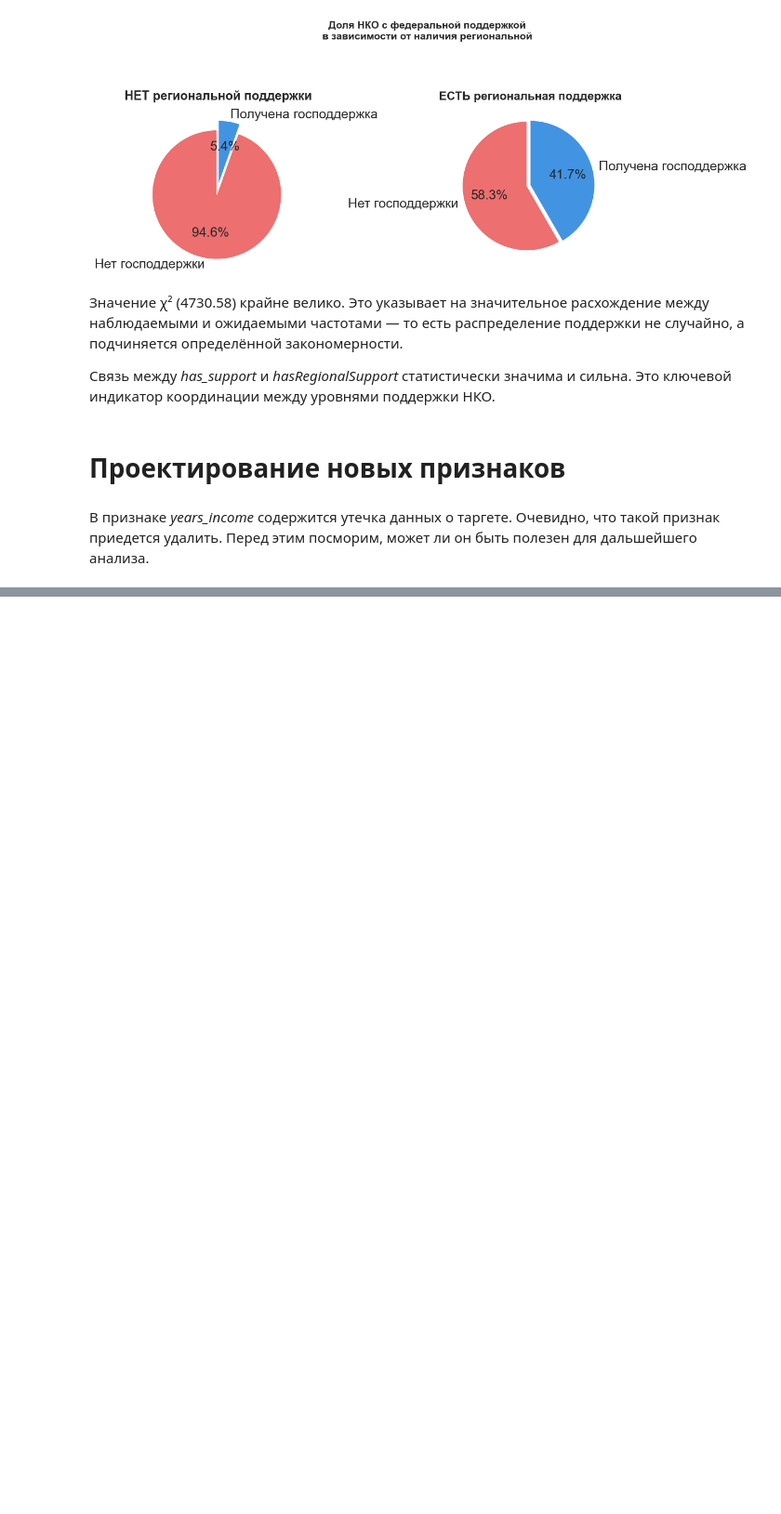
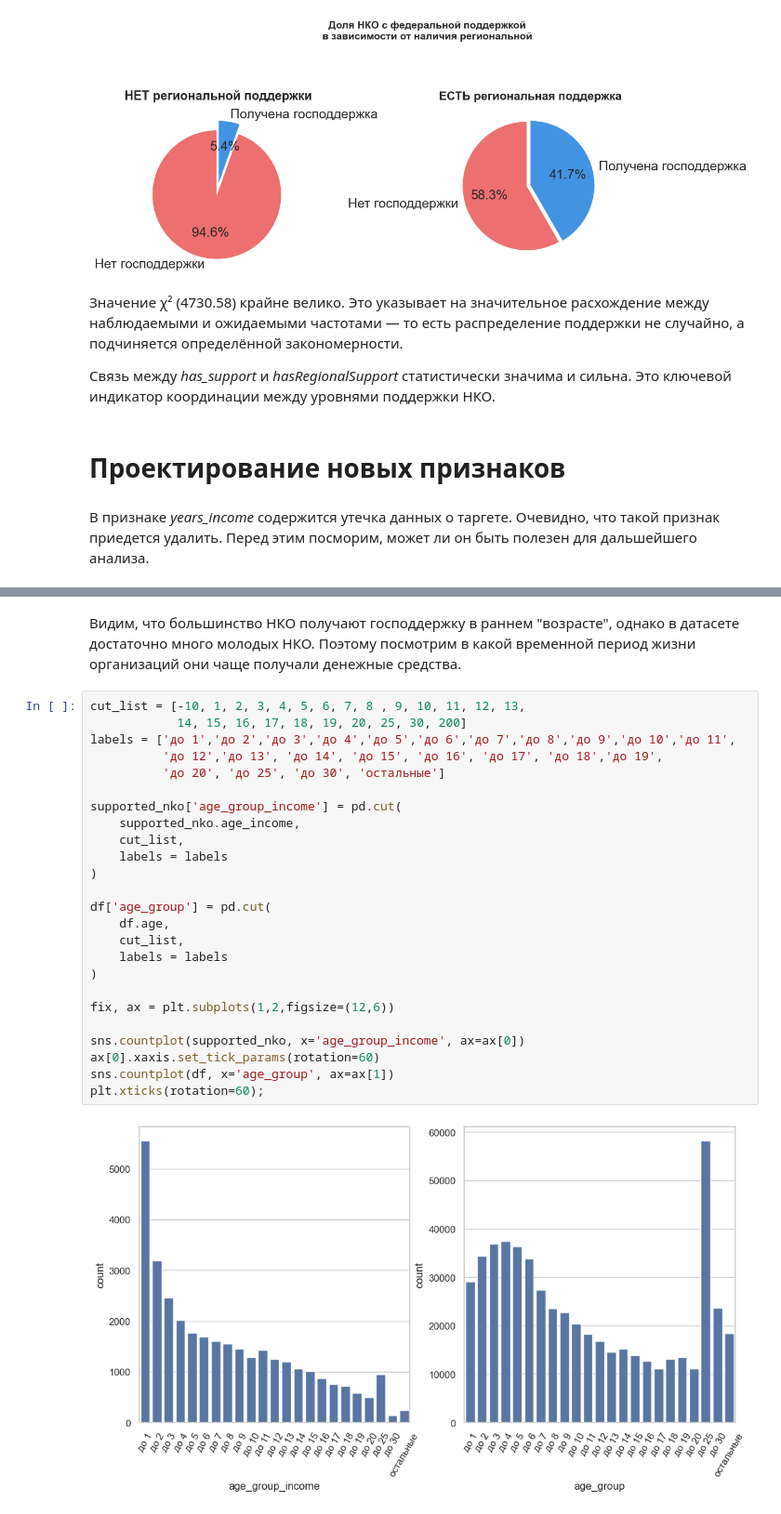
Before and after one commit to romash23/nko_prediction, a Jupyter notebook: EDA.ipynb, the cells around one changed output, grey strips where cells are left out. Shown at 93% size. Drawn from its saved outputs; the diff is of its cells as text; blank space fills up the shorter version.

```diff
--- a/EDA.ipynb
+++ b/EDA.ipynb
@@ -1156,0 +1029,29 @@ i=2013, j=2018, value=7.259
+# %% [markdown]
+Видим, что большинство НКО получают господдержку в раннем "возрасте", однако в датасете достаточно много молодых НКО. Поэтому посмотрим в какой временной период жизни организаций они чаще получали денежные средства.
+# %%
+cut_list = [-10, 1, 2, 3, 4, 5, 6, 7, 8 , 9, 10, 11, 12, 13,
+            14, 15, 16, 17, 18, 19, 20, 25, 30, 200]
+labels = ['до 1','до 2','до 3','до 4','до 5','до 6','до 7','до 8','до 9','до 10','до 11',
+          'до 12','до 13', 'до 14', 'до 15', 'до 16', 'до 17', 'до 18','до 19',
+          'до 20', 'до 25', 'до 30', 'остальные']
+
+supported_nko['age_group_income'] = pd.cut(
+    supported_nko.age_income,
+    cut_list,
+    labels = labels
+)
+
+df['age_group'] = pd.cut(
+    df.age,
+    cut_list,
+    labels = labels
+)
+
+fix, ax = plt.subplots(1,2,figsize=(12,6))
+
+sns.countplot(supported_nko, x='age_group_income', ax=ax[0])
+ax[0].xaxis.set_tick_params(rotation=60)
+sns.countplot(df, x='age_group', ax=ax[1])
+plt.xticks(rotation=60);
+# %% [output]
+[figure, added]
```
Also changed, not shown: parts of 22 cells of this notebook, 1 other file.
